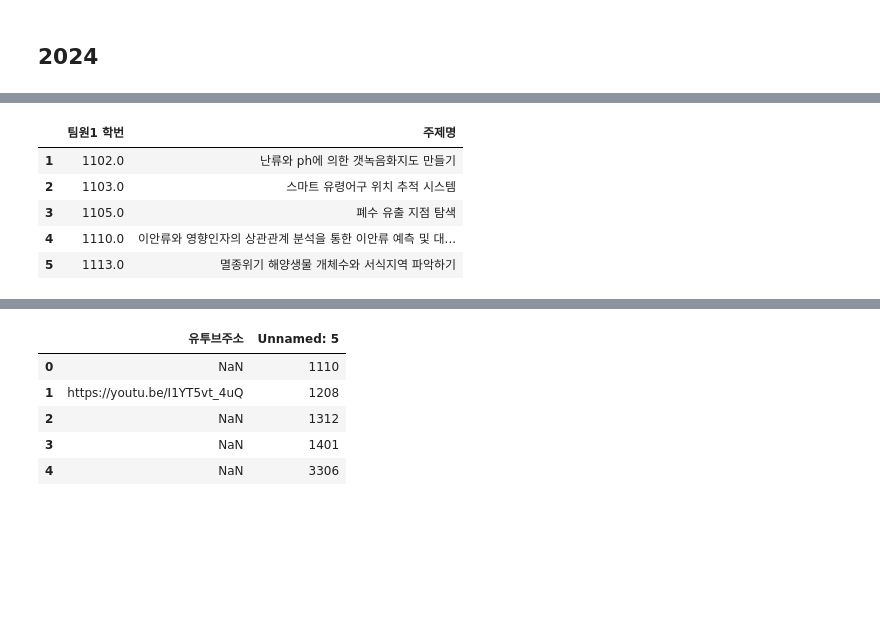
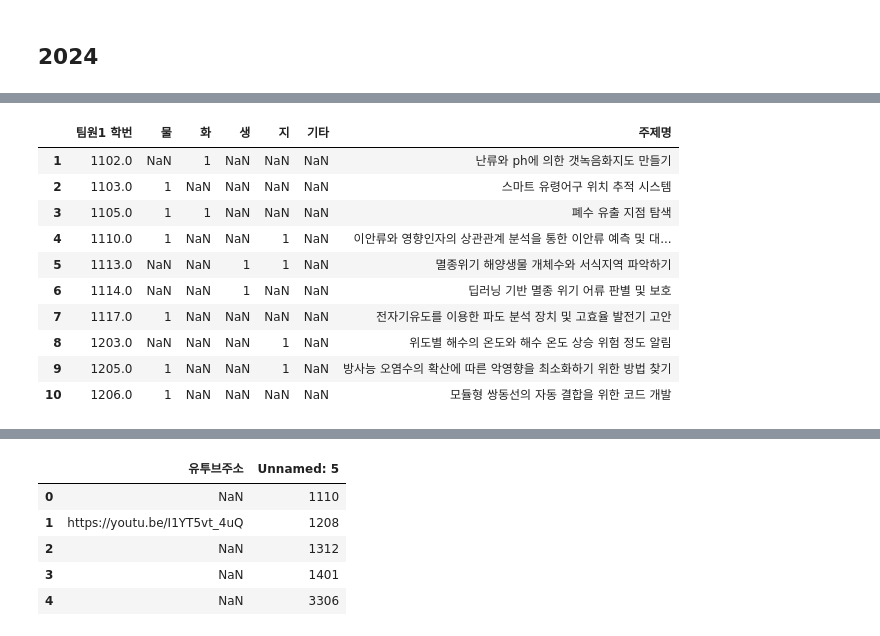
Before and after one commit to hwan809/Ocean-ChatBot, a Jupyter notebook: prepro.ipynb, the cells around one changed output, grey strips where cells are left out. Drawn from its saved outputs; the diff is of its cells as text; code cells hidden in the pictures; blank space fills up the shorter version.

Commit message:
2023 and 2024 subjects added

```diff
--- a/prepro.ipynb
+++ b/prepro.ipynb
@@ -284,10 +285,18 @@ for f in tqdm.tqdm(file_list):
   team_code = p.findall(f)[0]
 
   result = df.loc[df['팀 코드'] == team_code]
-  result.columns = ['팀 코드', '주제명', '1', '2', '팀원1학번', '팀원1이름', '팀원2학번', '팀원2이름', '팀원3학번', '팀원3이름', '3', '4', '', '', '']
+  result.columns = ['팀 코드', '주제명', '1', '2', '팀원1학번', '팀원1이름', '팀원2학번', '팀원2이름', '팀원3학번', '팀원3이름', '기타', '물리', '화학', '생물', '지구과학', 'YOUTUBE 영상 주소']
+
+  nplst = result.to_numpy()
+
+  for i in range(5):
+    if result[1][10 + i] in ['v', 'V']
+  subjects = result.to_numpy()
+
 
   try:
     new_document = set_metadata(result.iloc[0], document, '2023')
+    new_document.metadata['Subjects'] = subjects
     split_documents23.append(new_document)
   except:
     continue
@@ -379,21 +369,21 @@ df24.head(50)
 # %%
 df24_1 = pd.read_excel('./data/2024_1.xlsx', sheet_name = '팀별',usecols=[i + 2 for i in range(14)], skiprows=2, nrows=98)
 
 # #df24 = df24.rename(columns={'섹션\n번호': '팀 코드'})
 df24_1.drop(0, inplace=True)
-df24_1.drop(df24_1.columns[7:13],axis=1,inplace=True)
-df24_1.drop(df24_1.columns[1:7],axis=1,inplace=True)
+df24_1.drop(df24_1.columns[1:8],axis=1,inplace=True)
+df24_1.columns = ['팀원1 학번', '물','화','생','지','기타', '주제명']
 
-for i in range(df24_1.shape[0]):
-    teamname = str(int(df24_1.iloc[i, 0]))
-    projectname = df24_1.iloc[i, 1]
-    df24.loc[df24[f'팀원1학번'] == teamname, '주제명'] = projectname
-
-df24_1.head()
+df24_1.head(10)
 # %% [output]
-|  | 팀원1 학번 | 주제명 |
-| 1 | 1102.0 | 난류와 ph에 의한 갯녹음화지도 만들기 |
-| 2 | 1103.0 | 스마트 유령어구 위치 추적 시스템 |
-| 3 | 1105.0 | 폐수 유출 지점 탐색 |
-| 4 | 1110.0 | 이안류와 영향인자의 상관관계 분석을 통한 이안류 예측 및 대... |
-| 5 | 1113.0 | 멸종위기 해양생물 개체수와 서식지역 파악하기 |
+|  | 팀원1 학번 | 물 | 화 | 생 | 지 | 기타 | 주제명 |
+| 1 | 1102.0 | NaN | 1 | NaN | NaN | NaN | 난류와 ph에 의한 갯녹음화지도 만들기 |
+| 2 | 1103.0 | 1 | NaN | NaN | NaN | NaN | 스마트 유령어구 위치 추적 시스템 |
+| 3 | 1105.0 | 1 | 1 | NaN | NaN | NaN | 폐수 유출 지점 탐색 |
+| 4 | 1110.0 | 1 | NaN | NaN | 1 | NaN | 이안류와 영향인자의 상관관계 분석을 통한 이안류 예측 및 대... |
+| 5 | 1113.0 | NaN | NaN | 1 | 1 | NaN | 멸종위기 해양생물 개체수와 서식지역 파악하기 |
+| 6 | 1114.0 | NaN | NaN | 1 | NaN | NaN | 딥러닝 기반 멸종 위기 어류 판별 및 보호 |
+| 7 | 1117.0 | 1 | NaN | NaN | NaN | NaN | 전자기유도를 이용한 파도 분석 장치 및 고효율 발전기 고안 |
+| 8 | 1203.0 | NaN | NaN | NaN | 1 | NaN | 위도별 해수의 온도와 해수 온도 상승 위험 정도 알림 |
+| 9 | 1205.0 | 1 | NaN | NaN | 1 | NaN | 방사능 오염수의 확산에 따른 악영향을 최소화하기 위한 방법 찾기 |
+| 10 | 1206.0 | 1 | NaN | NaN | NaN | NaN | 모듈형 쌍동선의 자동 결합을 위한 코드 개발 |
```
Also changed, not shown: parts of 8 cells of this notebook, 43 other files.
